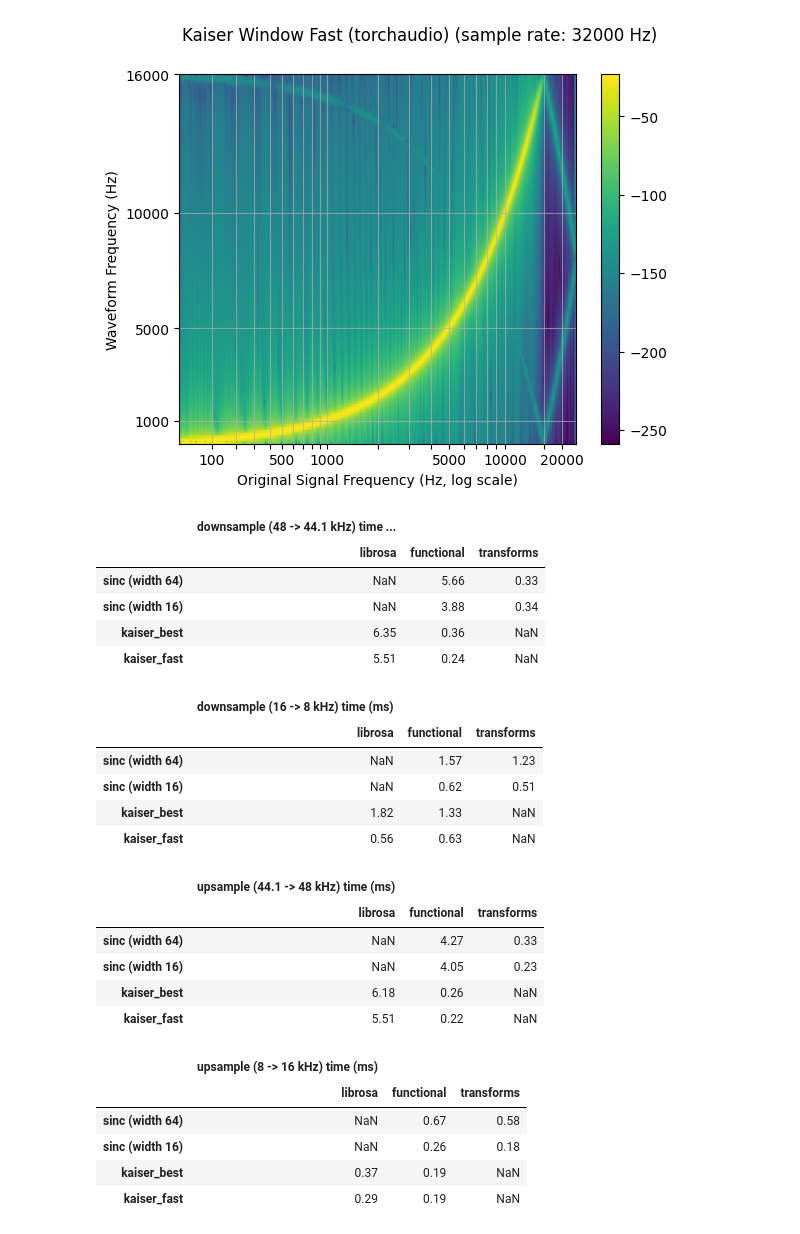
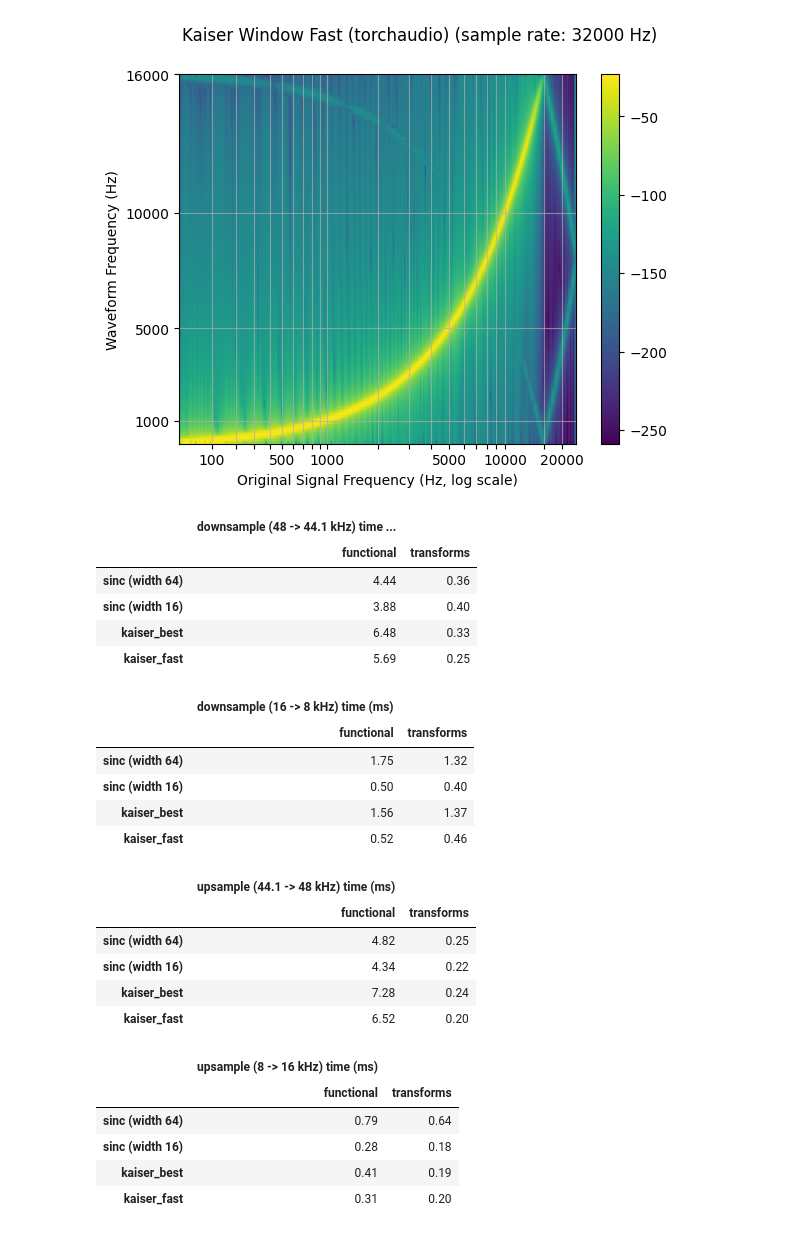
Before and after one commit to fbordwell/torch-examples, a Jupyter notebook: examples/audio_io.ipynb, the cells around one changed output. Saved outputs shown, nothing was run; the diff lists cells and outputs as text; code cells hidden in the pictures.

```diff
--- a/examples/audio_io.ipynb
+++ b/examples/audio_io.ipynb
@@ -338,13 +333,13 @@ for label in configs:
     # sinc 64 zero-crossings
     f_time = benchmark_resample("functional", waveform, sample_rate, resample_rate, lowpass_filter_width=64)
     t_time = benchmark_resample("transforms", waveform, sample_rate, resample_rate, lowpass_filter_width=64)
-    times.append([None, 1000 * f_time, 1000 * t_time])
+    times.append([1000 * f_time, 1000 * t_time])
     rows.append("sinc (width 64)")
 
     # sinc 6 zero-crossings
     f_time = benchmark_resample("functional", waveform, sample_rate, resample_rate, lowpass_filter_width=16)
     t_time = benchmark_resample("transforms", waveform, sample_rate, resample_rate, lowpass_filter_width=16)
-    times.append([None, 1000 * f_time, 1000 * t_time])
+    times.append([1000 * f_time, 1000 * t_time])
     rows.append("sinc (width 16)")
 
     # kaiser best
@@ -373,54 +368,54 @@ for label in configs:
 
     # kaiser fast
     f_time = benchmark_resample(
         "functional",
         waveform,
         sample_rate,
         resample_rate,
         lowpass_filter_width=16,
         rolloff=0.85,
         resampling_method="kaiser_window",
         beta=8.555504641634386,
     )
     t_time = benchmark_resample(
         "transforms",
         waveform,
         sample_rate,
         resample_rate,
         lowpass_filter_width=16,
         rolloff=0.85,
         resampling_method="kaiser_window",
         beta=8.555504641634386,
     )
     times.append([1000 * f_time, 1000 * t_time])
     rows.append("kaiser_fast")
 
     df = pd.DataFrame(times, columns=["functional", "transforms"], index=rows)
     df.columns = pd.MultiIndex.from_product([[f"{label} time (ms)"], df.columns])
 
     display(df.round(2))
 # %% [output]
-|  | downsample (48 -> 44.1 kHz) time ... |  |  |
-|  | librosa | functional | transforms |
-| sinc (width 64) | NaN | 5.66 | 0.33 |
-| sinc (width 16) | NaN | 3.88 | 0.34 |
-| kaiser_best | 6.35 | 0.36 | NaN |
-| kaiser_fast | 5.51 | 0.24 | NaN |
+|  | downsample (48 -> 44.1 kHz) time ... |  |
+|  | functional | transforms |
+| sinc (width 64) | 4.44 | 0.36 |
+| sinc (width 16) | 3.88 | 0.40 |
+| kaiser_best | 6.48 | 0.33 |
+| kaiser_fast | 5.69 | 0.25 |
-|  | downsample (16 -> 8 kHz) time (ms) |  |  |
-|  | librosa | functional | transforms |
-| sinc (width 64) | NaN | 1.57 | 1.23 |
-| sinc (width 16) | NaN | 0.62 | 0.51 |
-| kaiser_best | 1.82 | 1.33 | NaN |
-| kaiser_fast | 0.56 | 0.63 | NaN |
+|  | downsample (16 -> 8 kHz) time (ms) |  |
+|  | functional | transforms |
+| sinc (width 64) | 1.75 | 1.32 |
+| sinc (width 16) | 0.50 | 0.40 |
+| kaiser_best | 1.56 | 1.37 |
+| kaiser_fast | 0.52 | 0.46 |
-|  | upsample (44.1 -> 48 kHz) time (ms) |  |  |
-|  | librosa | functional | transforms |
-| sinc (width 64) | NaN | 4.27 | 0.33 |
-| sinc (width 16) | NaN | 4.05 | 0.23 |
-| kaiser_best | 6.18 | 0.26 | NaN |
-| kaiser_fast | 5.51 | 0.22 | NaN |
+|  | upsample (44.1 -> 48 kHz) time (ms) |  |
+|  | functional | transforms |
+| sinc (width 64) | 4.82 | 0.25 |
+| sinc (width 16) | 4.34 | 0.22 |
+| kaiser_best | 7.28 | 0.24 |
+| kaiser_fast | 6.52 | 0.20 |
-|  | upsample (8 -> 16 kHz) time (ms) |  |  |
-|  | librosa | functional | transforms |
-| sinc (width 64) | NaN | 0.67 | 0.58 |
-| sinc (width 16) | NaN | 0.26 | 0.18 |
-| kaiser_best | 0.37 | 0.19 | NaN |
-| kaiser_fast | 0.29 | 0.19 | NaN |
+|  | upsample (8 -> 16 kHz) time (ms) |  |
+|  | functional | transforms |
+| sinc (width 64) | 0.79 | 0.64 |
+| sinc (width 16) | 0.28 | 0.18 |
+| kaiser_best | 0.41 | 0.19 |
+| kaiser_fast | 0.31 | 0.20 |
```
Also changed, not shown: parts of 4 cells of this notebook, 1 other file.
